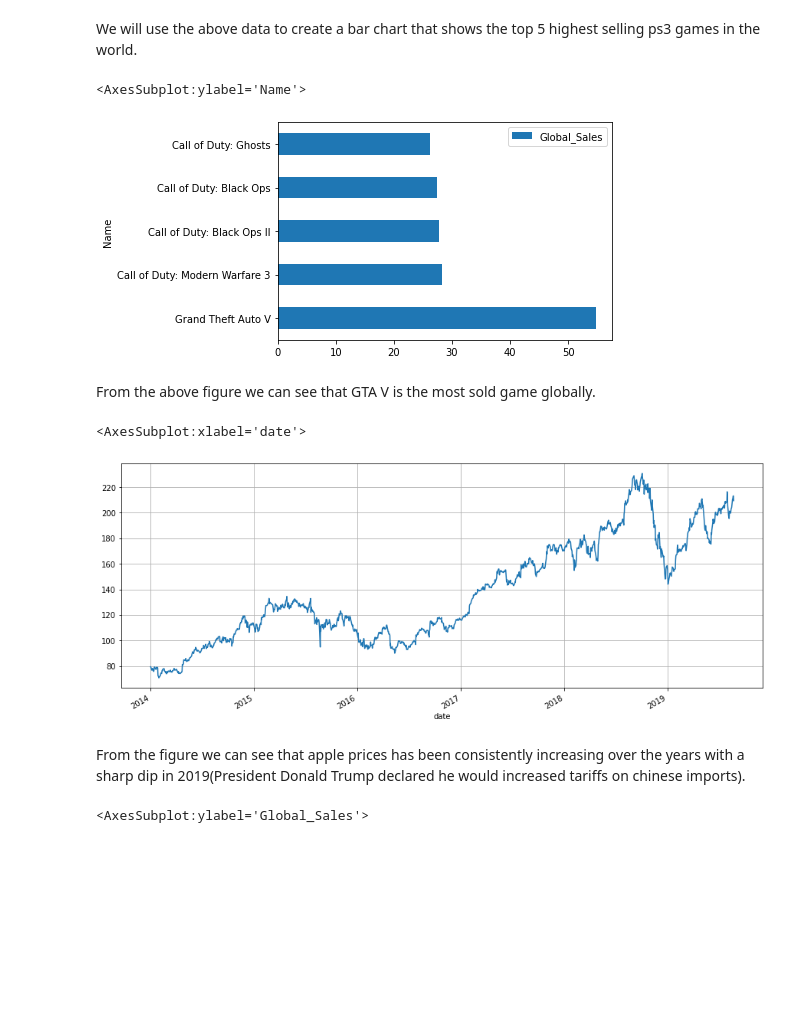
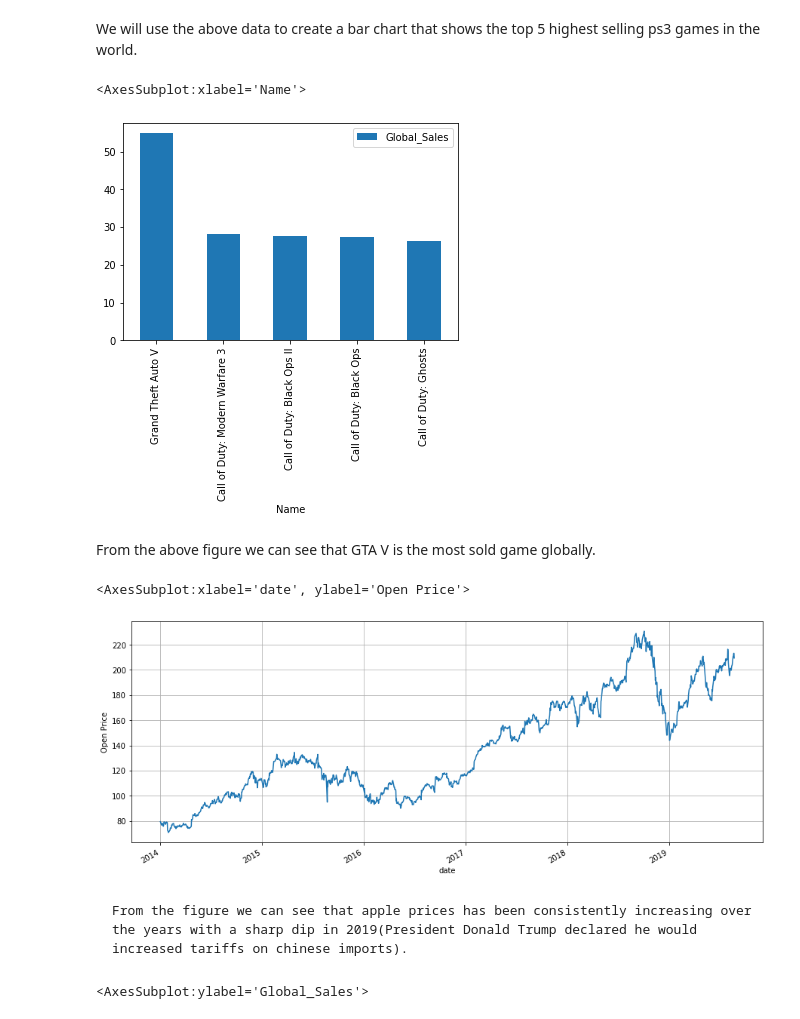
Before and after one commit to wikd13/medium-data-visualization, a Jupyter notebook: data.ipynb, the cells around one changed output. Saved outputs shown, nothing was run; the diff lists cells and outputs as text; code cells hidden in the pictures; blank space fills up the shorter version.

```diff
--- a/data.ipynb
+++ b/data.ipynb
@@ -40,21 +40,21 @@ The dataset has a total of 10 columns and 3142 rows.
 # %% [markdown]
 We will use the above data to create a bar chart that shows the top 5 highest selling ps3 games in the world.
 # %%
-esport.groupby("Name").agg(sum).sort_values(by="Global_Sales", ascending=False).nlargest(5, "Global_Sales").loc[:,["Global_Sales"]].plot(kind="barh")
+esport.groupby("Name").agg(sum).sort_values(by="Global_Sales", ascending=False).nlargest(5, "Global_Sales").loc[:,["Global_Sales"]].plot(kind="bar")
 # %% [output]
-<AxesSubplot:ylabel='Name'>
+<AxesSubplot:xlabel='Name'>
-[figure, old version]
+[figure, new version]
 # %% [markdown]
 From the above figure we can see that GTA V is the most sold game globally.
 # %%
 tech = pd.read_csv("https://www.andybek.com/pandas-tech",index_col=0,parse_dates=True)
 # %%
-tech.loc[tech["name"] == "AAPL","open"].plot(figsize=(15,6),grid = True)
+tech.loc[tech["name"] == "AAPL","open"].plot(figsize=(15,6),grid = True,ylabel = "Open Price")
 # %% [output]
-<AxesSubplot:xlabel='date'>
+<AxesSubplot:xlabel='date', ylabel='Open Price'>
-[figure, old version]
+[figure, new version]
 # %% [markdown]
-From the figure we can see that apple prices has been consistently increasing over the years with a sharp dip in 2019(President Donald Trump declared he would increased tariffs on chinese imports).
+    From the figure we can see that apple prices has been consistently increasing over the years with a sharp dip in 2019(President Donald Trump declared he would increased tariffs on chinese imports).
 # %%
 esport.groupby("Platform").Global_Sales.agg("sum").plot(kind="pie",figsize=(15,9),legend = True,autopct='%1.0f%%',explode=[0,0,0.1,0],textprops={'fontsize': 20})
 # %% [output]
```
Also changed, not shown: parts of 4 cells of this notebook.
